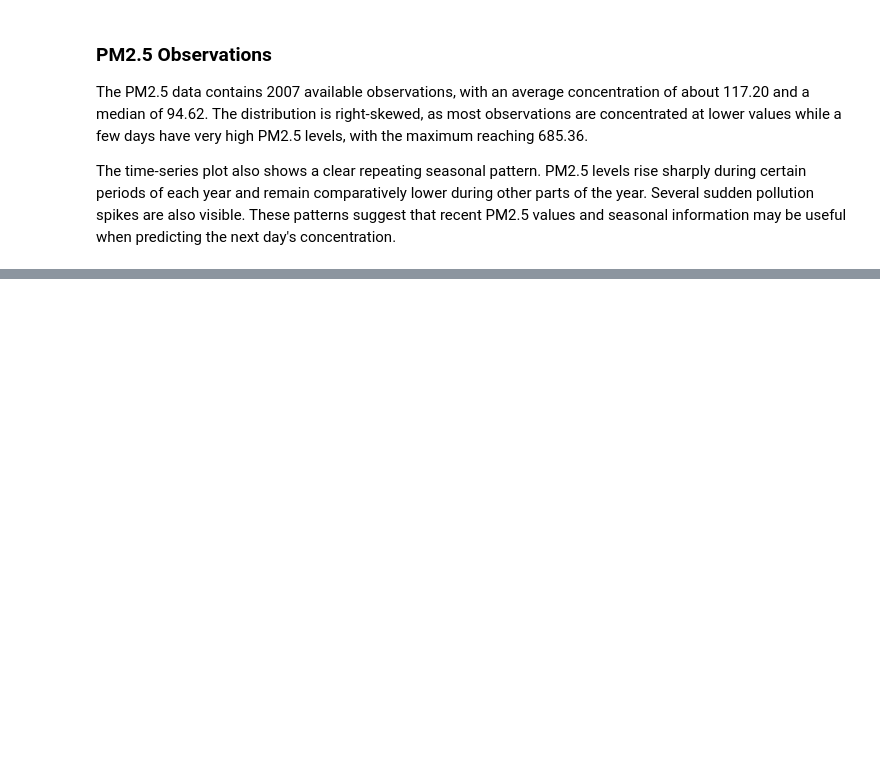
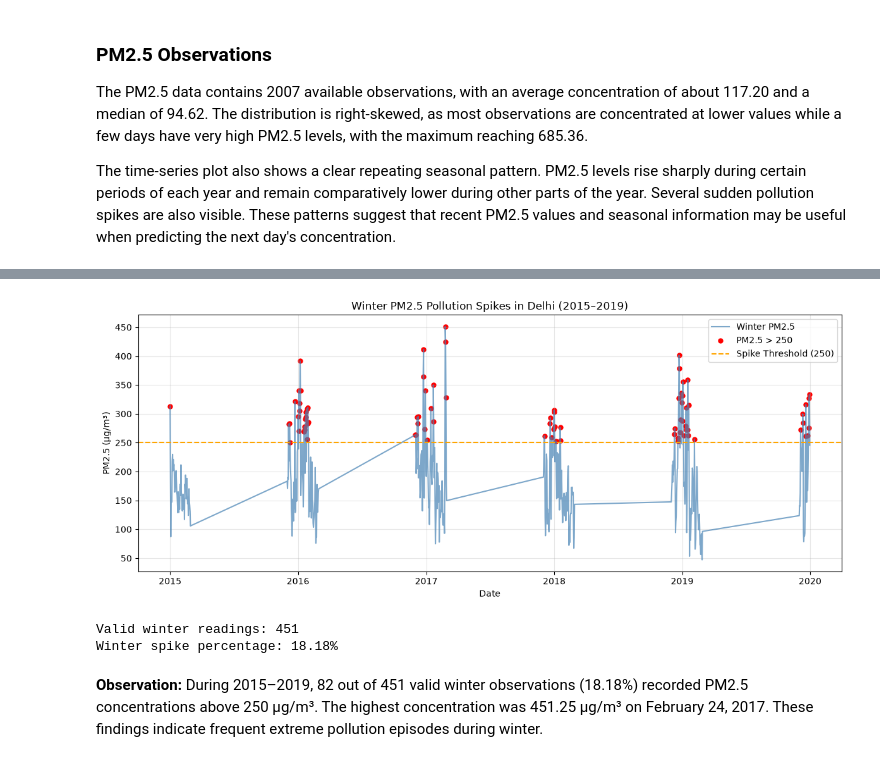
Before and after one commit to ajain347/NextDay-Air-quality-index_predictor, a Jupyter notebook: notebooks/01-eda.ipynb, the cells around one changed output, grey strips where cells are left out. Drawn from its saved outputs; the diff is of its cells as text; code cells hidden in the pictures; blank space fills up the shorter version.

```diff
--- a/notebooks/01-eda.ipynb
+++ b/notebooks/01-eda.ipynb
@@ -368,0 +558,46 @@ The time-series plot also shows a clear repeating seasonal pattern. PM2.5 levels
+# %%
+plt.figure(figsize=(12, 5))
+
+plt.plot(
+    winter_data["Date"],
+    winter_data["PM2.5"],
+    color="steelblue",
+    alpha=0.7,
+    label="Winter PM2.5"
+)
+
+plt.scatter(
+    winter_spikes["Date"],
+    winter_spikes["PM2.5"],
+    color="red",
+    s=25,
+    label="PM2.5 > 250"
+)
+
+plt.axhline(
+    y=spike_threshold,
+    color="orange",
+    linestyle="--",
+    label="Spike Threshold (250)"
+)
+
+plt.title("Winter PM2.5 Pollution Spikes in Delhi (2015–2019)")
+plt.xlabel("Date")
+plt.ylabel("PM2.5 (µg/m³)")
+plt.legend()
+plt.grid(alpha=0.3)
+plt.tight_layout()
+plt.show()
+# %% [output]
+[figure, added]
+# %%
+valid_winter_days = winter_data["PM2.5"].notna().sum()
+spike_percentage = len(winter_spikes) / valid_winter_days * 100
+
+print("Valid winter readings:", valid_winter_days)
+print(f"Winter spike percentage: {spike_percentage:.2f}%")
+# %% [output]
+Valid winter readings: 451
+Winter spike percentage: 18.18%
+# %% [markdown]
+**Observation:** During 2015–2019, 82 out of 451 valid winter observations (18.18%) recorded PM2.5 concentrations above 250 µg/m³. The highest concentration was 451.25 µg/m³ on February 24, 2017. These findings indicate frequent extreme pollution episodes during winter.
```
Also changed, not shown: parts of 36 cells of this notebook.
